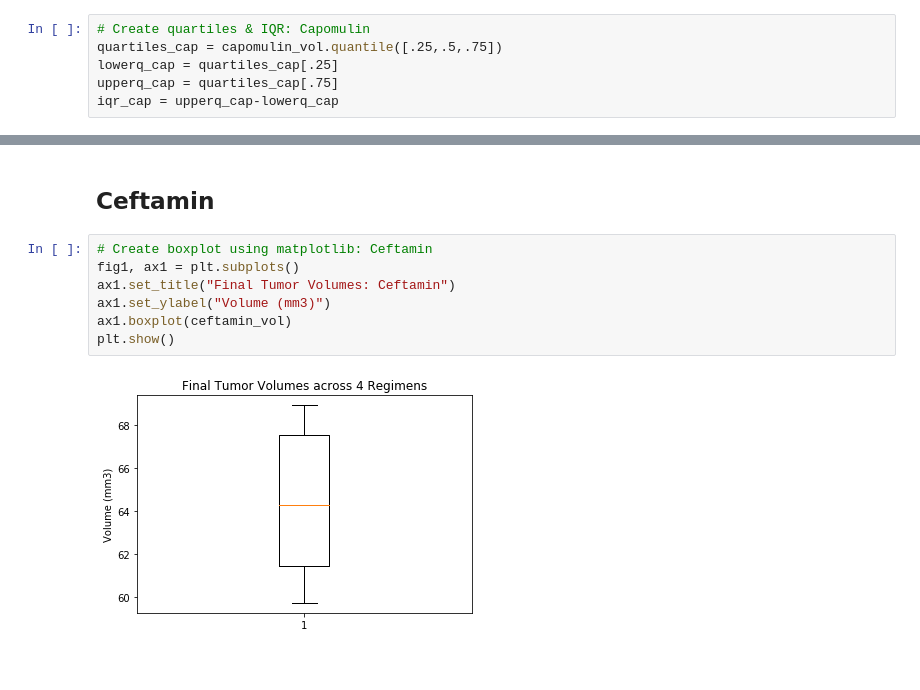
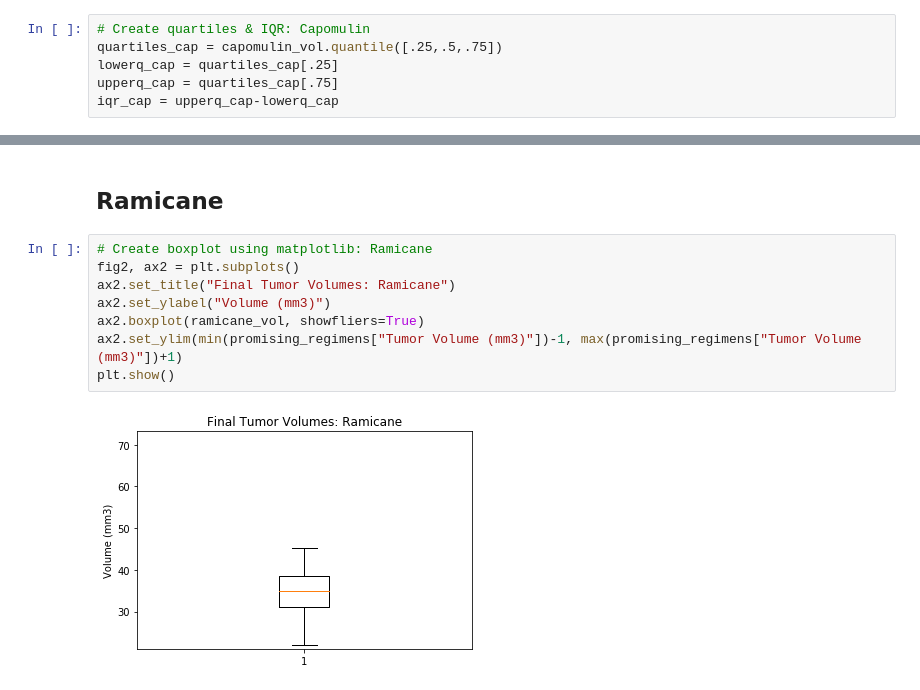
Before and after one commit to juliabrunett/matplotlib-challenge, a Jupyter notebook: Pymaceuticals/pymaceuticals.ipynb, the cells around one changed output, grey strips where cells are left out. Drawn from its saved outputs; the diff is of its cells as text.

```diff
--- a/Pymaceuticals/pymaceuticals.ipynb
+++ b/Pymaceuticals/pymaceuticals.ipynb
@@ -440,11 +419,12 @@ plt.show()
-# %% [markdown]
-## Ceftamin
-# %%
-# Create boxplot using matplotlib: Ceftamin
-fig1, ax1 = plt.subplots()
-ax1.set_title("Final Tumor Volumes: Ceftamin")
-ax1.set_ylabel("Volume (mm3)")
-ax1.boxplot(ceftamin_vol)
-plt.show()
-# %% [output]
-[figure, removed]
+# %% [markdown]
+## Ramicane
+# %%
+# Create boxplot using matplotlib: Ramicane
+fig2, ax2 = plt.subplots()
+ax2.set_title("Final Tumor Volumes: Ramicane")
+ax2.set_ylabel("Volume (mm3)")
+ax2.boxplot(ramicane_vol, showfliers=True)
+ax2.set_ylim(min(promising_regimens["Tumor Volume (mm3)"])-1, max(promising_regimens["Tumor Volume (mm3)"])+1)
+plt.show()
+# %% [output]
+[figure, added]
```
Also changed, not shown: parts of 31 cells of this notebook.
